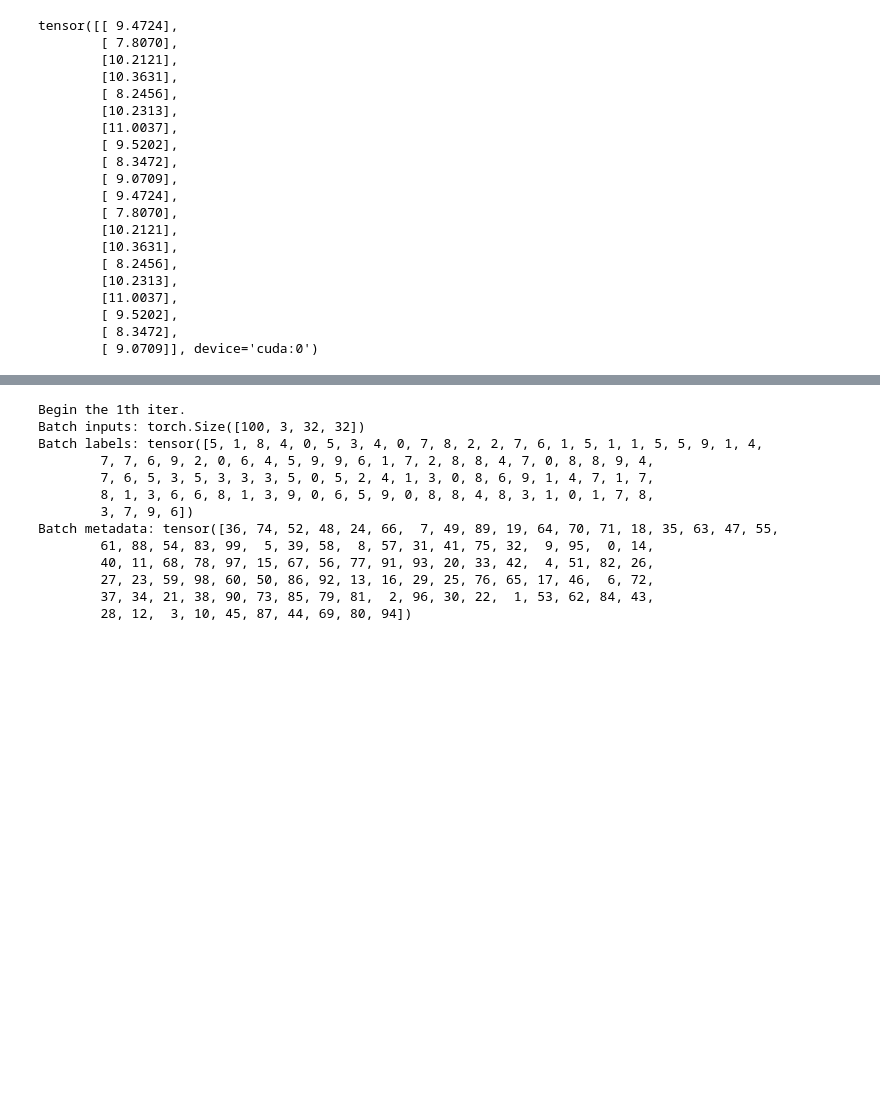
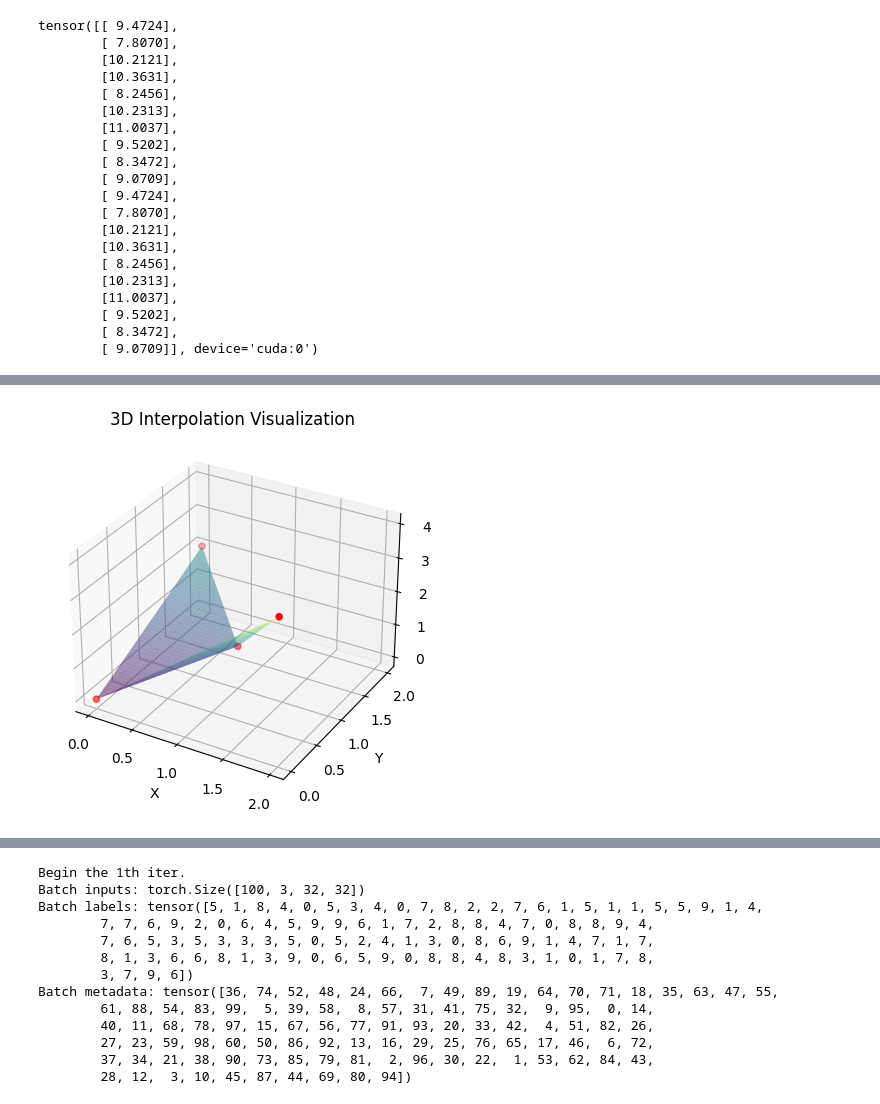
Before and after one commit to YedaCui/deepOnet_bermudan, a Jupyter notebook: test.ipynb, the cells around one changed output, grey strips where cells are left out. Cells and saved outputs as stored; diff of their text form; code cells hidden in the pictures; blank space fills up the shorter version.

```diff
--- a/test.ipynb
+++ b/test.ipynb
@@ -143,0 +288,33 @@ torch.save(data_dict, 'data_dict.pt')
+# %%
+import numpy as np
+import matplotlib.pyplot as plt
+from scipy.interpolate import griddata
+
+# 原始三维数据点
+points = np.array([[0, 0, 0], [1, 1, 1], [2, 0, 4], [0, 2, 2]])
+x, y, z = points[:,0], points[:,1], points[:,2]
+
+# 创建插值网格
+grid_x, grid_y = np.mgrid[0:2:100j, 0:2:100j]
+grid_z = griddata((x, y), z, (grid_x, grid_y), method='linear')
+
+# 绘制
+fig = plt.figure()
+ax = fig.add_subplot(111, projection='3d')
+
+# 绘制原始数据点
+ax.scatter(x, y, z, color='red', label='Original Points')
+
+# 绘制插值曲面
+ax.plot_surface(grid_x, grid_y, grid_z, cmap='viridis', alpha=0.5)
+
+# 添加标签
+ax.set_xlabel('X')
+ax.set_ylabel('Y')
+ax.set_zlabel('Z')
+plt.title('3D Interpolation Visualization')
+
+# 显示图形
+plt.show()
+# %% [output]
+[figure, added]
```
Also changed, not shown: parts of 42 cells of this notebook, 6 other files.
